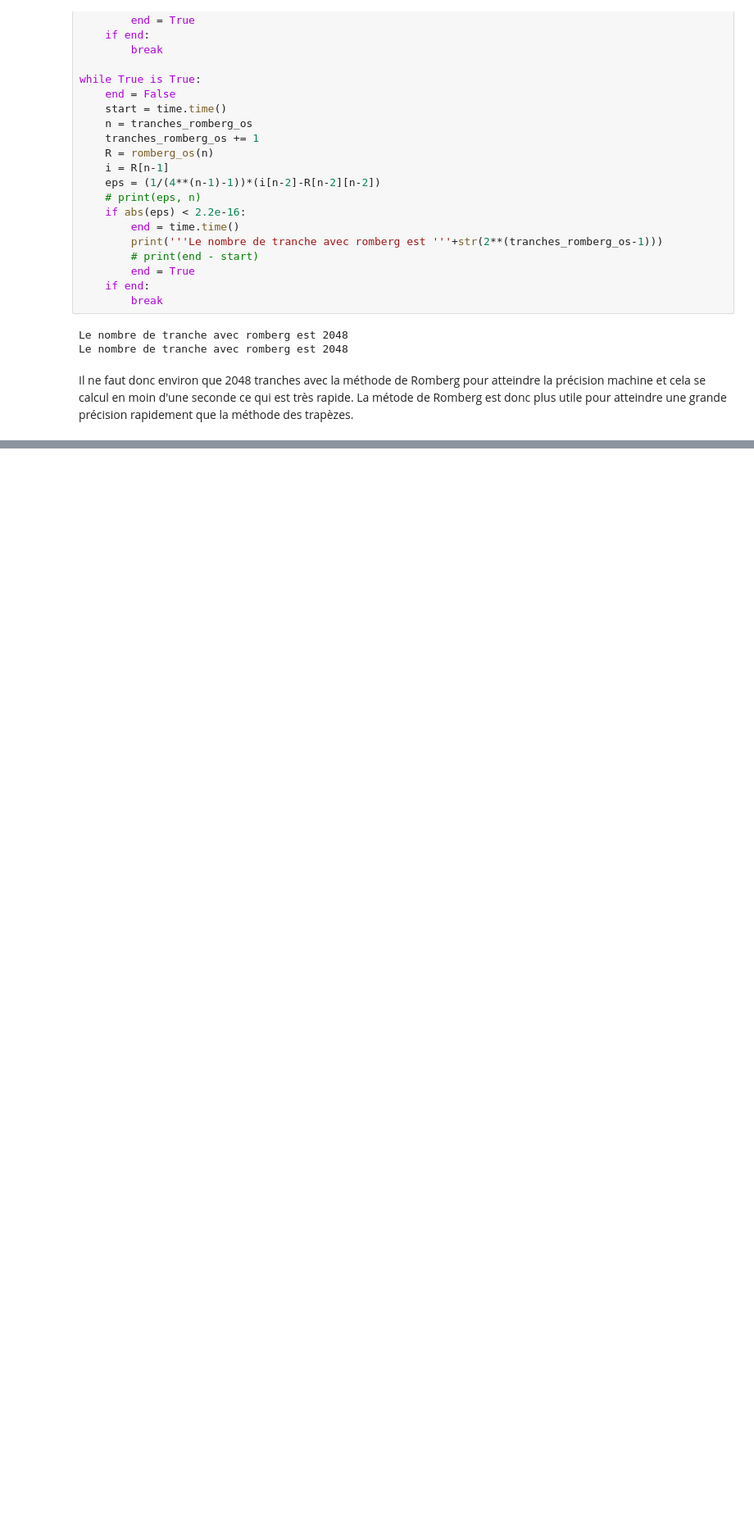
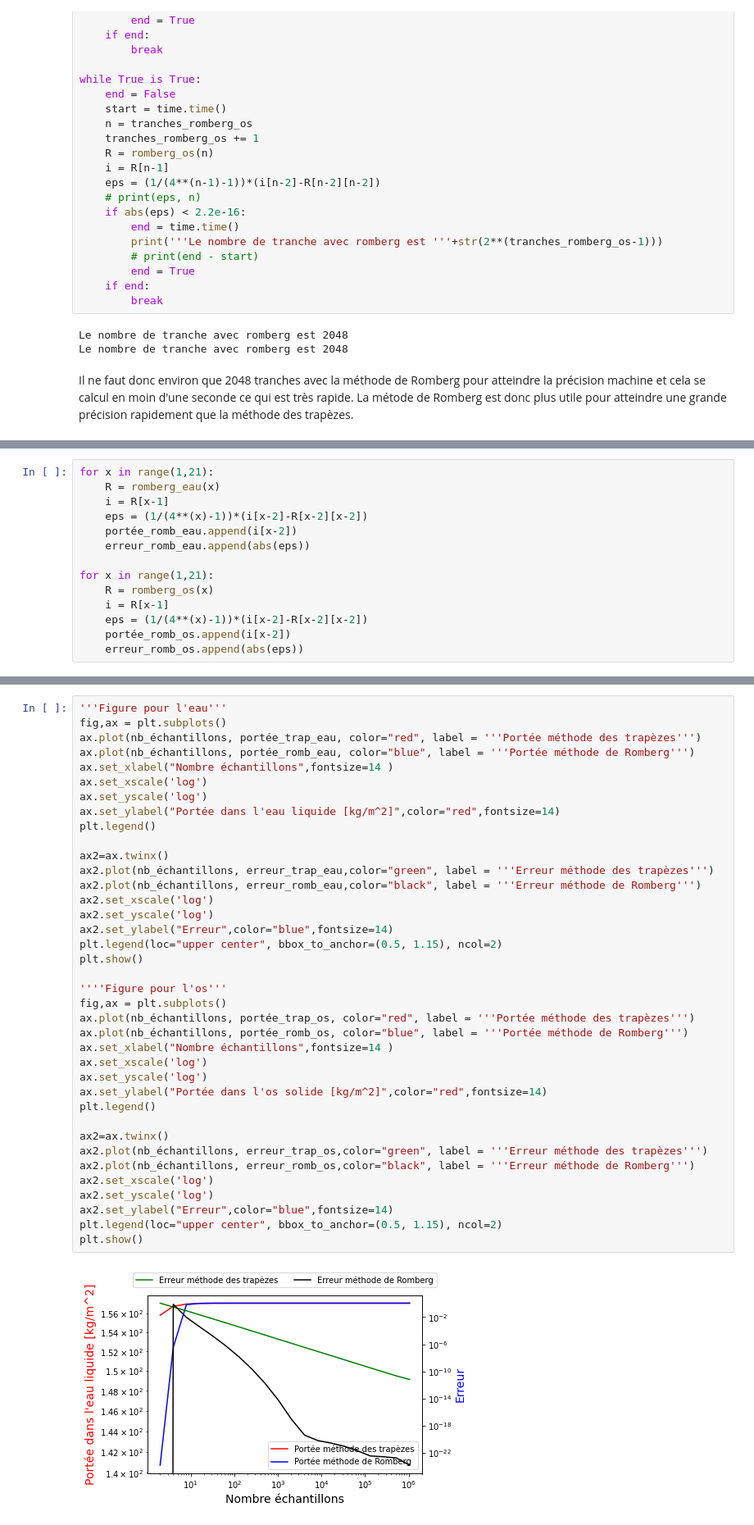
Before and after one commit to lb0918/TP1-de-physnum, a Jupyter notebook: Propre.ipynb, the cells around one changed output, grey strips where cells are left out. Shown: that part at 82% size. Saved outputs shown, nothing was run; the diff lists cells and outputs as text; blank space fills up the shorter version.

```diff
--- a/Propre.ipynb
+++ b/Propre.ipynb
@@ -387,0 +410,14 @@ Il ne faut donc environ que 2048 tranches avec la méthode de Romberg pour attei
+# %%
+for x in range(1,21):
+    R = romberg_eau(x)
+    i = R[x-1]
+    eps = (1/(4**(x)-1))*(i[x-2]-R[x-2][x-2])
+    portée_romb_eau.append(i[x-2])
+    erreur_romb_eau.append(abs(eps))
+
+for x in range(1,21):
+    R = romberg_os(x)
+    i = R[x-1]
+    eps = (1/(4**(x)-1))*(i[x-2]-R[x-2][x-2])
+    portée_romb_os.append(i[x-2])
+    erreur_romb_os.append(abs(eps))
@@ -387,0 +426,40 @@ Il ne faut donc environ que 2048 tranches avec la méthode de Romberg pour attei
+# %%
+'''Figure pour l'eau'''
+fig,ax = plt.subplots()
+ax.plot(nb_échantillons, portée_trap_eau, color="red", label = '''Portée méthode des trapèzes''')
+ax.plot(nb_échantillons, portée_romb_eau, color="blue", label = '''Portée méthode de Romberg''')
+ax.set_xlabel("Nombre échantillons",fontsize=14 )
+ax.set_xscale('log')
+ax.set_yscale('log')
+ax.set_ylabel("Portée dans l'eau liquide [kg/m^2]",color="red",fontsize=14)
+plt.legend()
+
+ax2=ax.twinx()
+ax2.plot(nb_échantillons, erreur_trap_eau,color="green", label = '''Erreur méthode des trapèzes''')
+ax2.plot(nb_échantillons, erreur_romb_eau,color="black", label = '''Erreur méthode de Romberg''')
+ax2.set_xscale('log')
+ax2.set_yscale('log')
+ax2.set_ylabel("Erreur",color="blue",fontsize=14)
+plt.legend(loc="upper center", bbox_to_anchor=(0.5, 1.15), ncol=2)
+plt.show()
+
+''''Figure pour l'os'''
+fig,ax = plt.subplots()
+ax.plot(nb_échantillons, portée_trap_os, color="red", label = '''Portée méthode des trapèzes''')
+ax.plot(nb_échantillons, portée_romb_os, color="blue", label = '''Portée méthode de Romberg''')
+ax.set_xlabel("Nombre échantillons",fontsize=14 )
+ax.set_xscale('log')
+ax.set_yscale('log')
+ax.set_ylabel("Portée dans l'os solide [kg/m^2]",color="red",fontsize=14)
+plt.legend()
+
+ax2=ax.twinx()
+ax2.plot(nb_échantillons, erreur_trap_os,color="green", label = '''Erreur méthode des trapèzes''')
+ax2.plot(nb_échantillons, erreur_romb_os,color="black", label = '''Erreur méthode de Romberg''')
+ax2.set_xscale('log')
+ax2.set_yscale('log')
+ax2.set_ylabel("Erreur",color="blue",fontsize=14)
+plt.legend(loc="upper center", bbox_to_anchor=(0.5, 1.15), ncol=2)
+plt.show()
+# %% [output]
+[figure, added]
```
Also changed, not shown: parts of 18 cells of this notebook, 1 other file.
